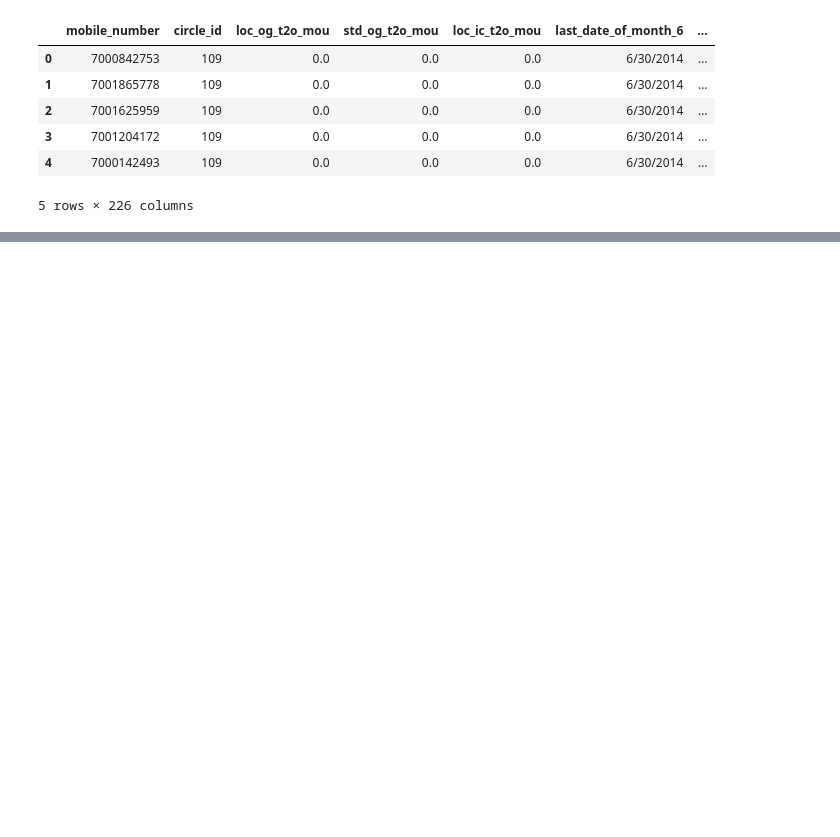
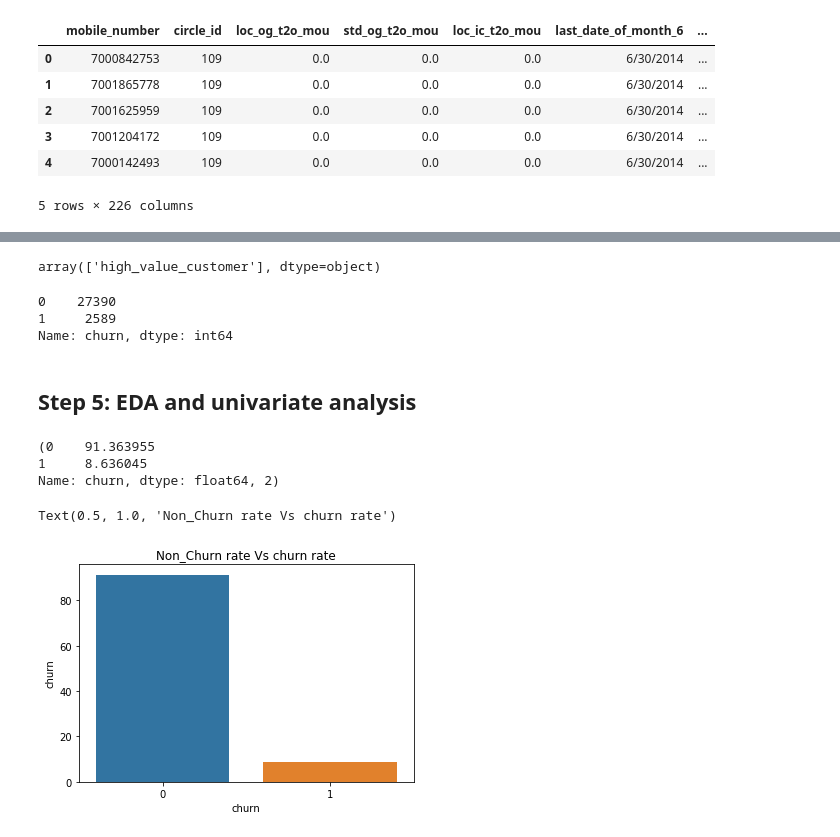
Before and after one commit to anilvarmab/churn_case-study_1, a Jupyter notebook: telecom_churn_case_study_Anil.ipynb, the cells around one changed output, grey strips where cells are left out. Drawn from its saved outputs; the diff is of its cells as text; code cells hidden in the pictures; blank space fills up the shorter version.

```diff
--- a/telecom_churn_case_study_Anil.ipynb
+++ b/telecom_churn_case_study_Anil.ipynb
@@ -406,0 +624,2 @@ Text(0.5, 1.0, 'Churn stats based on total recharge on month 9')
+# %%
+master_frame= pd.concat([merge_frame,float_columns], axis=1)
@@ -406,0 +669,3 @@ Text(0.5, 1.0, 'Churn stats based on total recharge on month 9')
+# %%
+threshold_value=master_frame['tot_rech_amt_good_ph'].quantile(.70)
+master_frame['high_value_customer']=master_frame['tot_rech_amt_good_ph'].apply(lambda x: True if x==True else ( True if x > threshold_value else False))
@@ -406,0 +686,2 @@ Text(0.5, 1.0, 'Churn stats based on total recharge on month 9')
+# %%
+master_frame_HVC=master_frame[master_frame['high_value_customer']==True]
@@ -406,0 +692,2 @@ Text(0.5, 1.0, 'Churn stats based on total recharge on month 9')
+# %%
+master_frame_HVC=master_frame_HVC.set_index('mobile_number',drop=True)
@@ -406,0 +705,31 @@ Text(0.5, 1.0, 'Churn stats based on total recharge on month 9')
+# %%
+# Checking for zero variance columns
+master_frame_HVC.std()[master_frame_HVC.std()==0].index.values
+# %% [output]
+array(['high_value_customer'], dtype=object)
+# %%
+#Churn counts for HVC customers
+master_frame_HVC['churn'].value_counts()
+# %% [output]
+0    27390
+1     2589
+Name: churn, dtype: int64
+# %% [markdown]
+## Step 5: EDA and univariate analysis
+# %%
+churn_percentage=(master_frame_HVC['churn'].value_counts()*100.0 /len(master_frame_HVC)),2
+print(churn_percentage)
+
+#churn_rate_graph = (master_frame_HVC['churn'].value_counts()*100.0 /len(master_frame_HVC)).plot(kind='bar',stacked = True,rot = 0,figsize = (8,6))
+#churn_rate_graph.set_ylabel('% Customers',size = 14)
+#churn_rate_graph.set_xlabel('Non_Churn Vs churn',size = 14)
+#churn_rate_graph.set_title('churn Rate', size = 14)
+
+sns.barplot(x="churn", y="churn", data=master_frame_HVC, estimator=lambda x: len(x) / len(master_frame_HVC) * 100)
+plt.title("Non_Churn rate Vs churn rate")
+# %% [output]
+(0    91.363955
+1     8.636045
+Name: churn, dtype: float64, 2)
+Text(0.5, 1.0, 'Non_Churn rate Vs churn rate')
+[figure, added]
```
Also changed, not shown: parts of 87 cells of this notebook.
